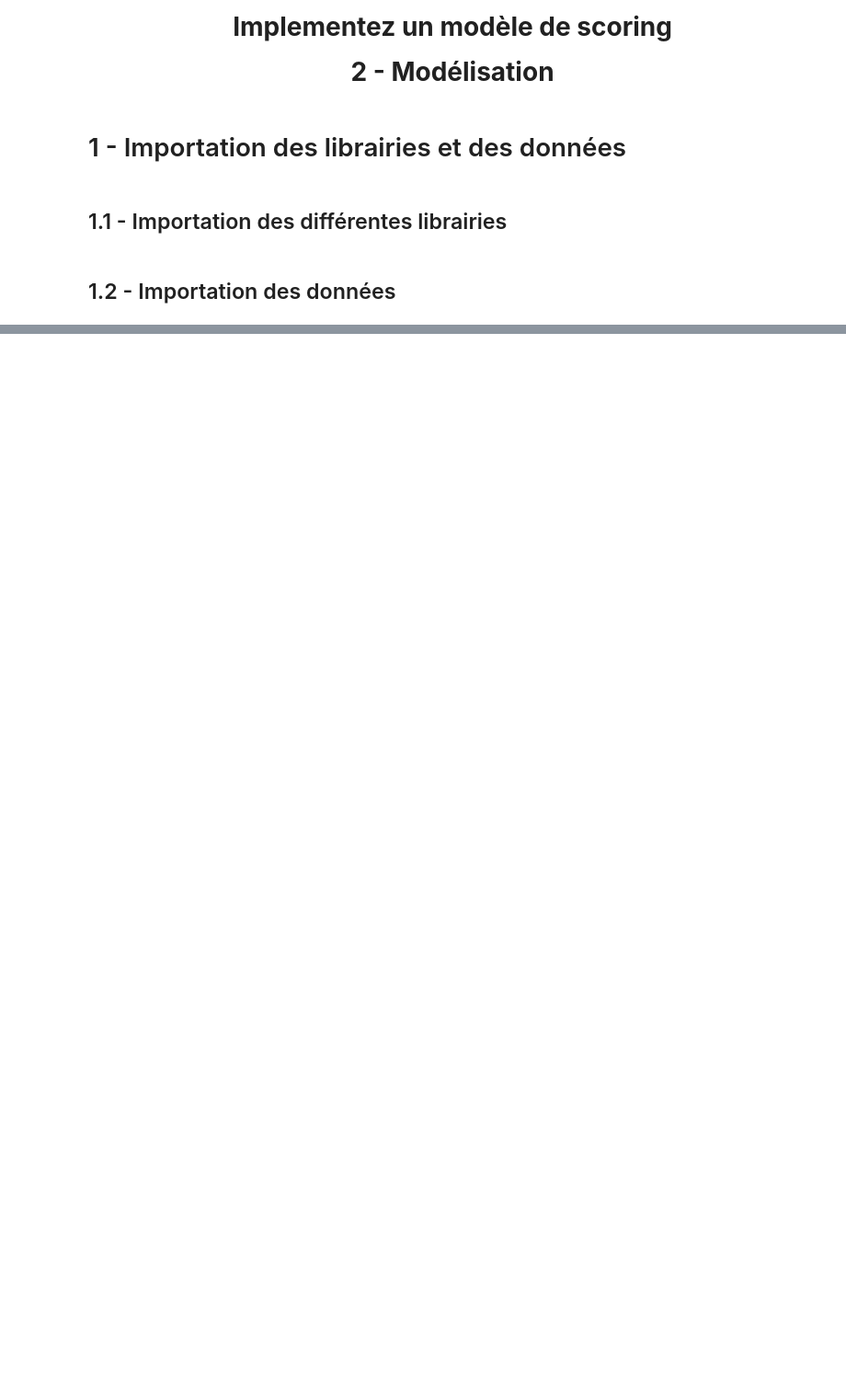
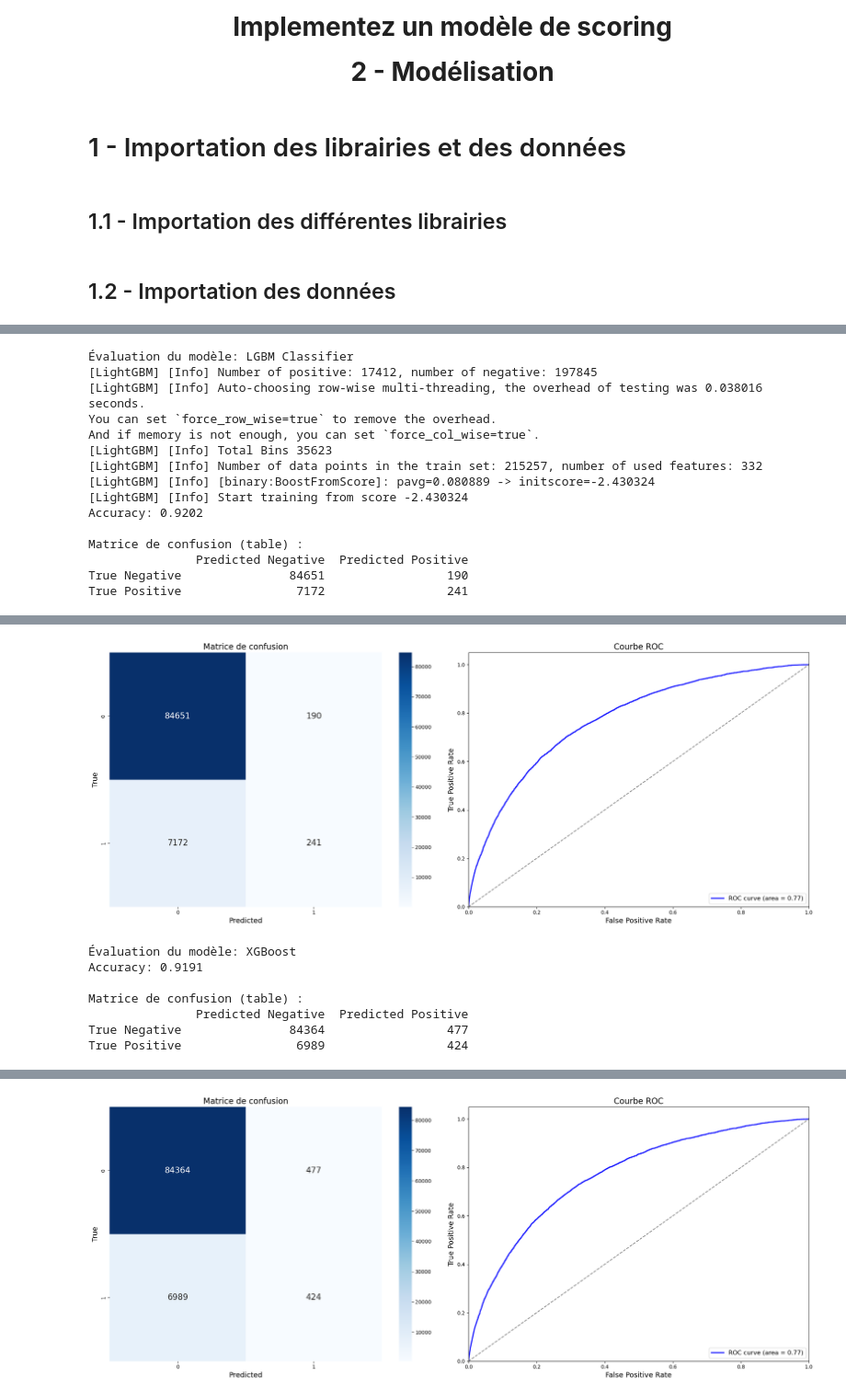
Before and after one commit to GaryMauger/P7_implementer_modele_scoring, a Jupyter notebook: Projet_7_2.ipynb, the cells around one changed output, grey strips where cells are left out. Shown at 92% size. Drawn from its saved outputs; the diff is of its cells as text; code cells hidden in the pictures; blank space fills up the shorter version.

```diff
--- a/Projet_7_2.ipynb
+++ b/Projet_7_2.ipynb
@@ -260,0 +578,5 @@ mlflow.end_run()
+# %%
+# Nettoyage des noms de colonnes en supprimant les caractères spéciaux
+X_train_split.columns = X_train_split.columns.str.replace(r'[^\w]', '_', regex=True)
+X_train_split_smote.columns = X_train_split_smote.columns.str.replace(r'[^\w]', '_', regex=True)
+X_val.columns = X_val.columns.str.replace(r'[^\w]', '_', regex=True)
@@ -260,0 +641,21 @@ mlflow.end_run()
+# %%
+# Évaluer chaque modèle
+for model_name, model in models.items():
+    print(f"Évaluation du modèle: {model_name}")
+    evaluate_model(model, X_train_split, y_train_split, X_val, y_val, model_name)
+# %% [output]
+Évaluation du modèle: LGBM Classifier
+[LightGBM] [Info] Number of positive: 17412, number of negative: 197845
+[LightGBM] [Info] Auto-choosing row-wise multi-threading, the overhead of testing was 0.038016 seconds.
+You can set `force_row_wise=true` to remove the overhead.
+And if memory is not enough, you can set `force_col_wise=true`.
+[LightGBM] [Info] Total Bins 35623
+[LightGBM] [Info] Number of data points in the train set: 215257, number of used features: 332
+[LightGBM] [Info] [binary:BoostFromScore]: pavg=0.080889 -> initscore=-2.430324
+[LightGBM] [Info] Start training from score -2.430324
+Accuracy: 0.9202
+
+Matrice de confusion (table) :
+               Predicted Negative  Predicted Positive
+True Negative               84651                 190
+True Positive                7172                 241
@@ -260,0 +663,8 @@ mlflow.end_run()
+[figure, added]
+Évaluation du modèle: XGBoost
+Accuracy: 0.9191
+
+Matrice de confusion (table) :
+               Predicted Negative  Predicted Positive
+True Negative               84364                 477
+True Positive                6989                 424
@@ -260,0 +672 @@ mlflow.end_run()
+[figure, added]
```
Also changed, not shown: parts of 56 cells of this notebook, 1 other file.
